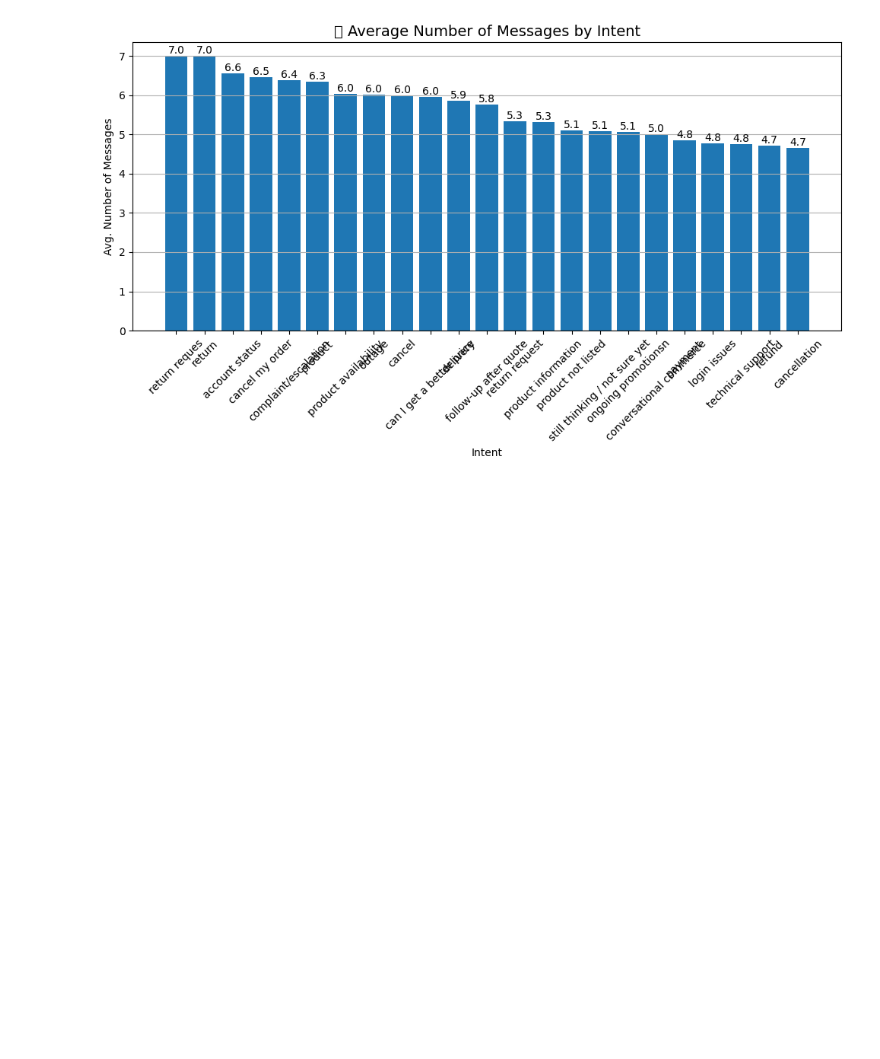
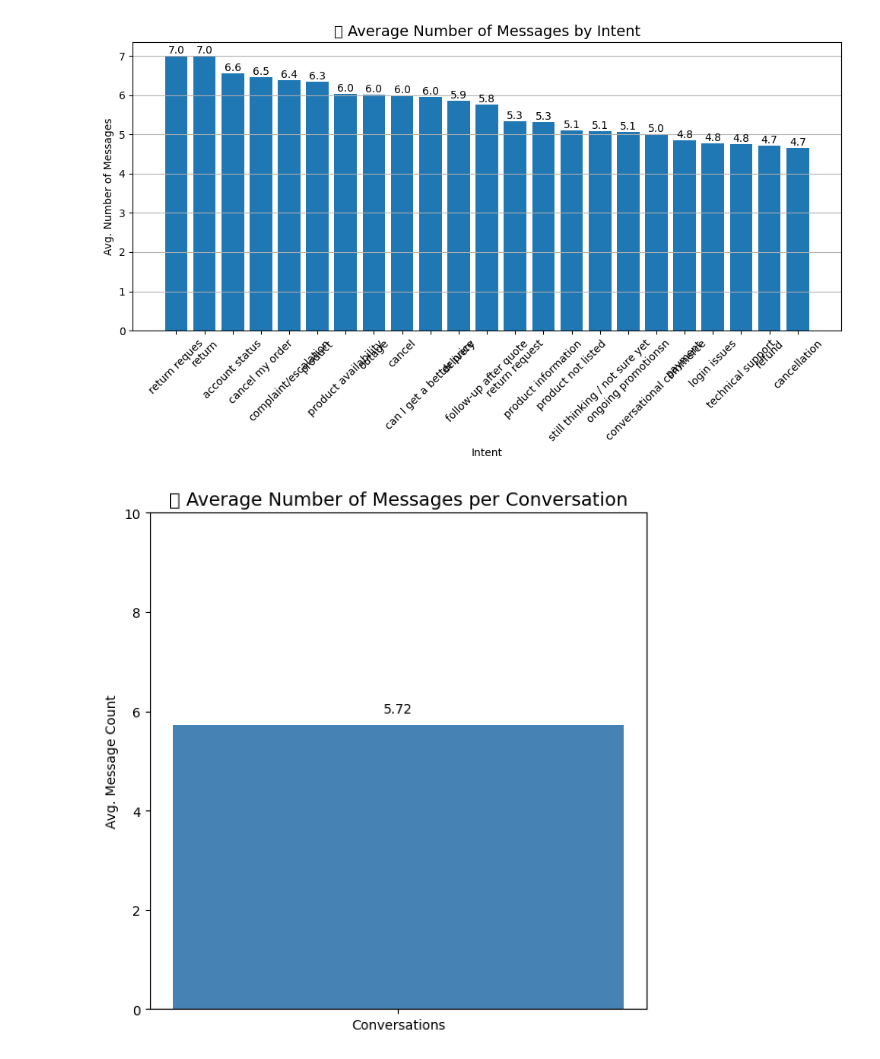
Before and after one commit to Hiida3li/DE-cycle, a Jupyter notebook: data_initial/synthetic_initial.ipynb, the cells around one changed output. Cells and saved outputs as stored; diff of their text form; code cells hidden in the pictures; blank space fills up the shorter version.

```diff
--- a/data_initial/synthetic_initial.ipynb
+++ b/data_initial/synthetic_initial.ipynb
@@ -30,3 +30,28 @@ plt.tight_layout()
 plt.show()
 # %% [output]
 [figure]
+# %%
+import json
+import matplotlib.pyplot as plt
+
+with open("gulf_chats_merged_all.json", "r", encoding="utf-8") as f:
+    data = json.load(f)
+
+num_conversations = len(data)
+total_messages = sum(len(chat["messages"]) for chat in data)
+avg_messages = total_messages / num_conversations
+
+plt.figure(figsize=(6, 6))
+bars = plt.bar(["Conversations"], [avg_messages], color='steelblue')
+plt.title("📊 Average Number of Messages per Conversation", fontsize=14)
+plt.ylabel("Avg. Message Count")
+plt.ylim(0, max(10, avg_messages + 2))
+
+for bar in bars:
+    yval = bar.get_height()
+    plt.text(bar.get_x() + bar.get_width()/2, yval + 0.2, f'{yval:.2f}', ha='center', va='bottom')
+
+plt.tight_layout()
+plt.show()
+# %% [output]
+[figure, added]
```
